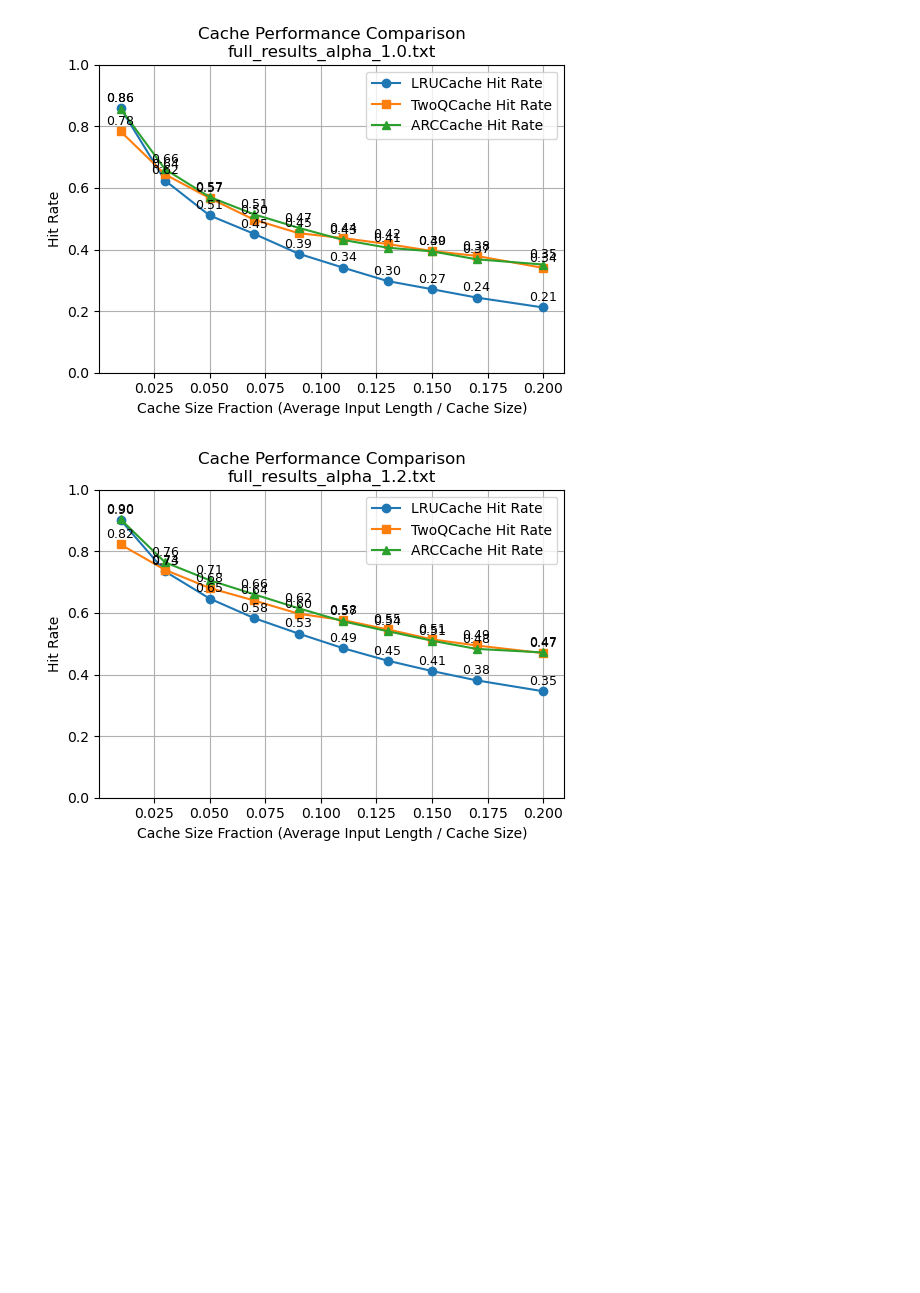
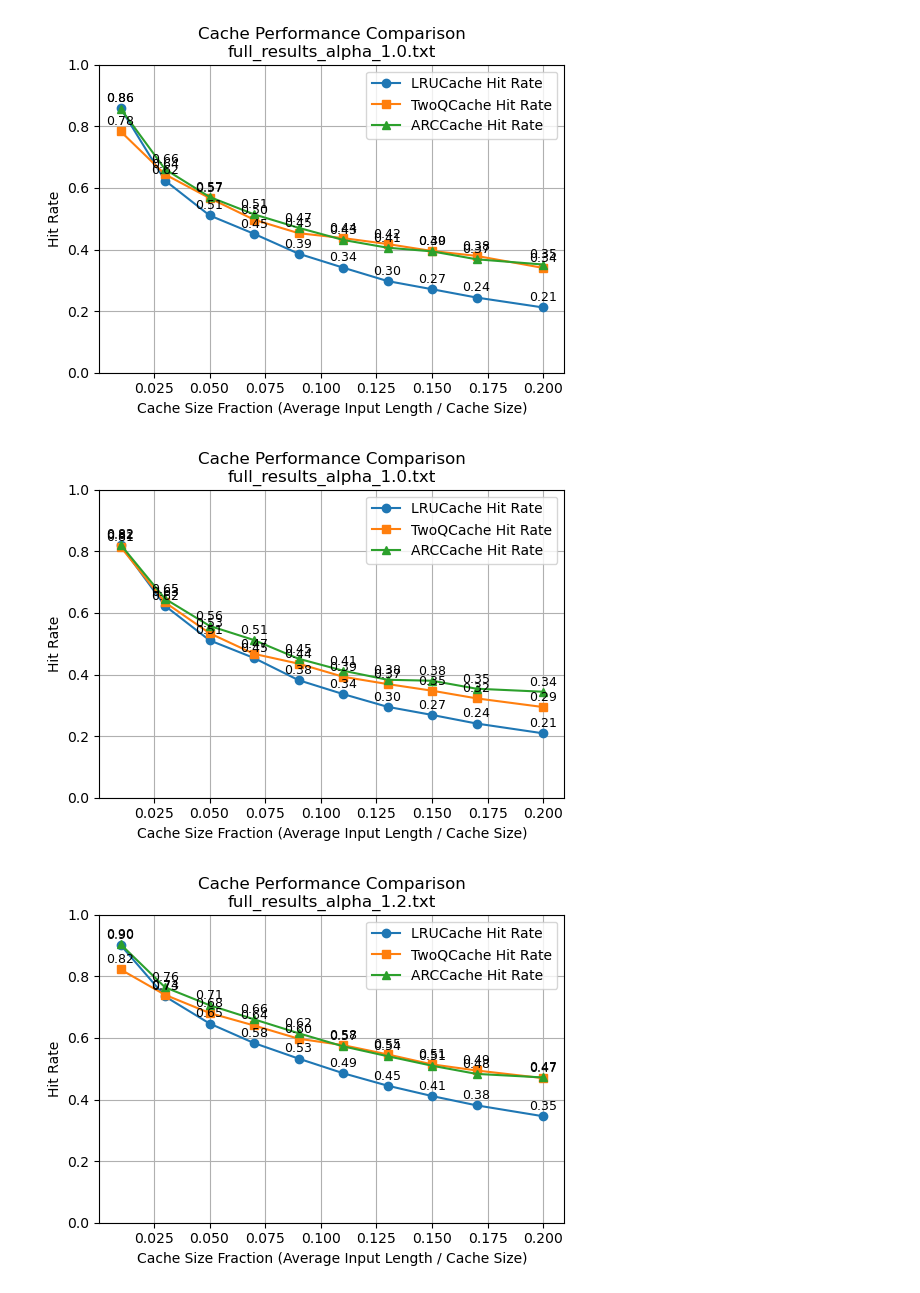
Before and after one commit to Y-aang/vLLM-Eviction-Simulator, a Jupyter notebook: result/view_full_graph.ipynb, the cells around one changed output. Saved outputs shown, nothing was run; the diff lists cells and outputs as text; code cells hidden in the pictures; blank space fills up the shorter version.

```diff
--- a/result/view_full_graph.ipynb
+++ b/result/view_full_graph.ipynb
@@ -54,4 +55,9 @@ plot_results("full_results_alpha_1.0.txt")
 plot_results("full_results_alpha_1.0.txt")
 # %% [output]
 [figure]
+# %%
+# new
+plot_results("full_results_alpha_1.0.txt")
+# %% [output]
+[figure, added]
 # %%
```
Also changed, not shown: parts of 4 cells of this notebook, 7 other files.
